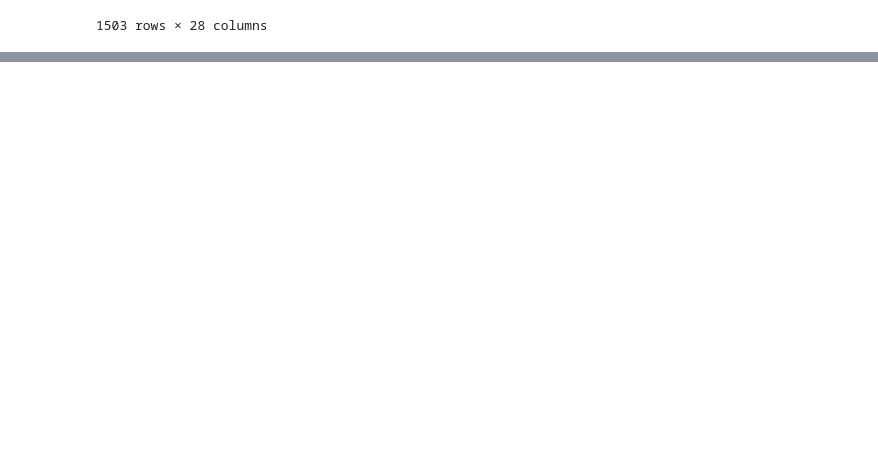
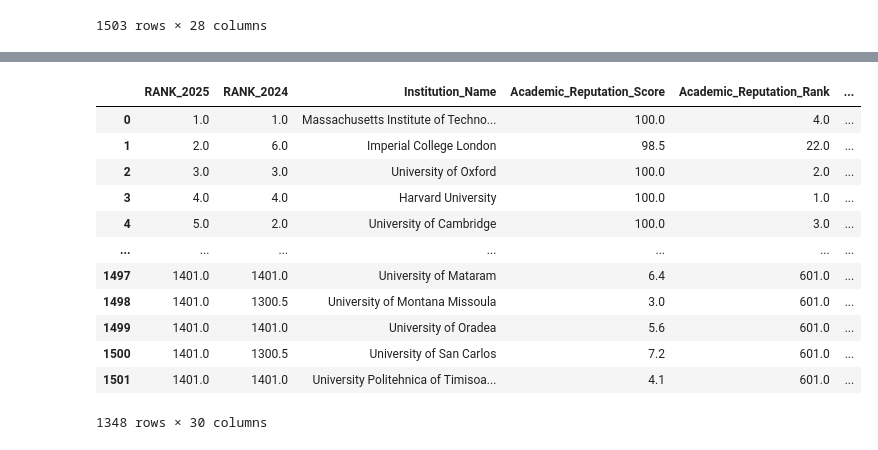
Before and after one commit to mlk500/data-coach-project1, a Jupyter notebook: project-code.ipynb, the cells around one changed output, grey strips where cells are left out. Cells and saved outputs as stored; diff of their text form; code cells hidden in the pictures; blank space fills up the shorter version.

```diff
--- a/project-code.ipynb
+++ b/project-code.ipynb
@@ -21,0 +342,18 @@ data
+# %%
+df_numeric.drop(columns=['Region', 'STATUS', 'SIZE', 'FOCUS', 'RES.', 'Location'], inplace=True)
+# %%
+df_numeric
+# %% [output]
+|  | RANK_2025 | RANK_2024 | Institution_Name | Academic_Reputation_Score | Academic_Reputation_Rank | ... |
+| 0 | 1.0 | 1.0 | Massachusetts Institute of Techno... | 100.0 | 4.0 | ... |
+| 1 | 2.0 | 6.0 | Imperial College London | 98.5 | 22.0 | ... |
+| 2 | 3.0 | 3.0 | University of Oxford | 100.0 | 2.0 | ... |
+| 3 | 4.0 | 4.0 | Harvard University | 100.0 | 1.0 | ... |
+| 4 | 5.0 | 2.0 | University of Cambridge | 100.0 | 3.0 | ... |
+| ... | ... | ... | ... | ... | ... | ... |
+| 1497 | 1401.0 | 1401.0 | University of Mataram | 6.4 | 601.0 | ... |
+| 1498 | 1401.0 | 1300.5 | University of Montana Missoula | 3.0 | 601.0 | ... |
+| 1499 | 1401.0 | 1401.0 | University of Oradea | 5.6 | 601.0 | ... |
+| 1500 | 1401.0 | 1300.5 | University of San Carlos | 7.2 | 601.0 | ... |
+| 1501 | 1401.0 | 1401.0 | University Politehnica of Timisoa... | 4.1 | 601.0 | ... |
+1348 rows × 30 columns
```
Also changed, not shown: parts of 24 cells of this notebook, 3 other files.
